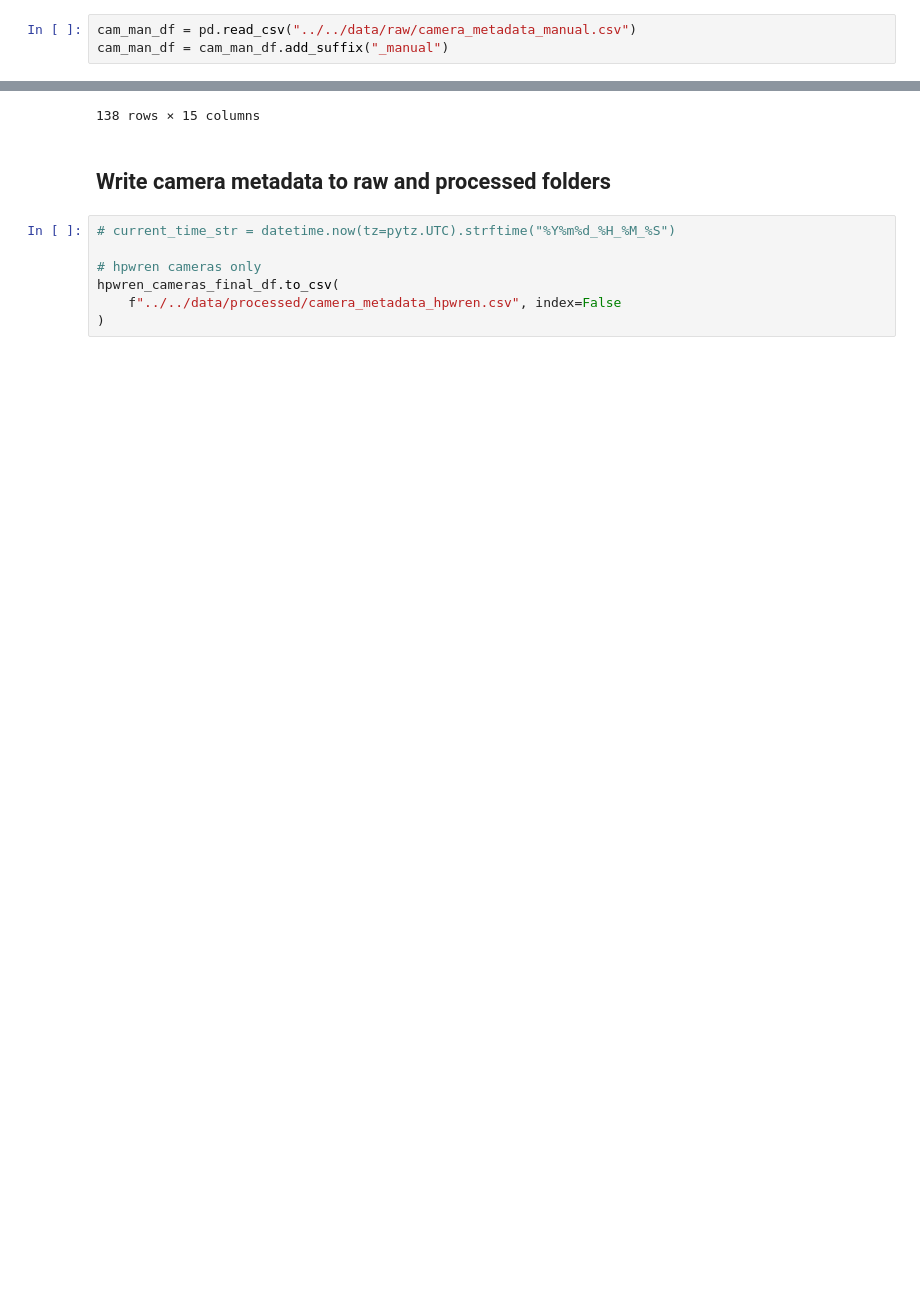
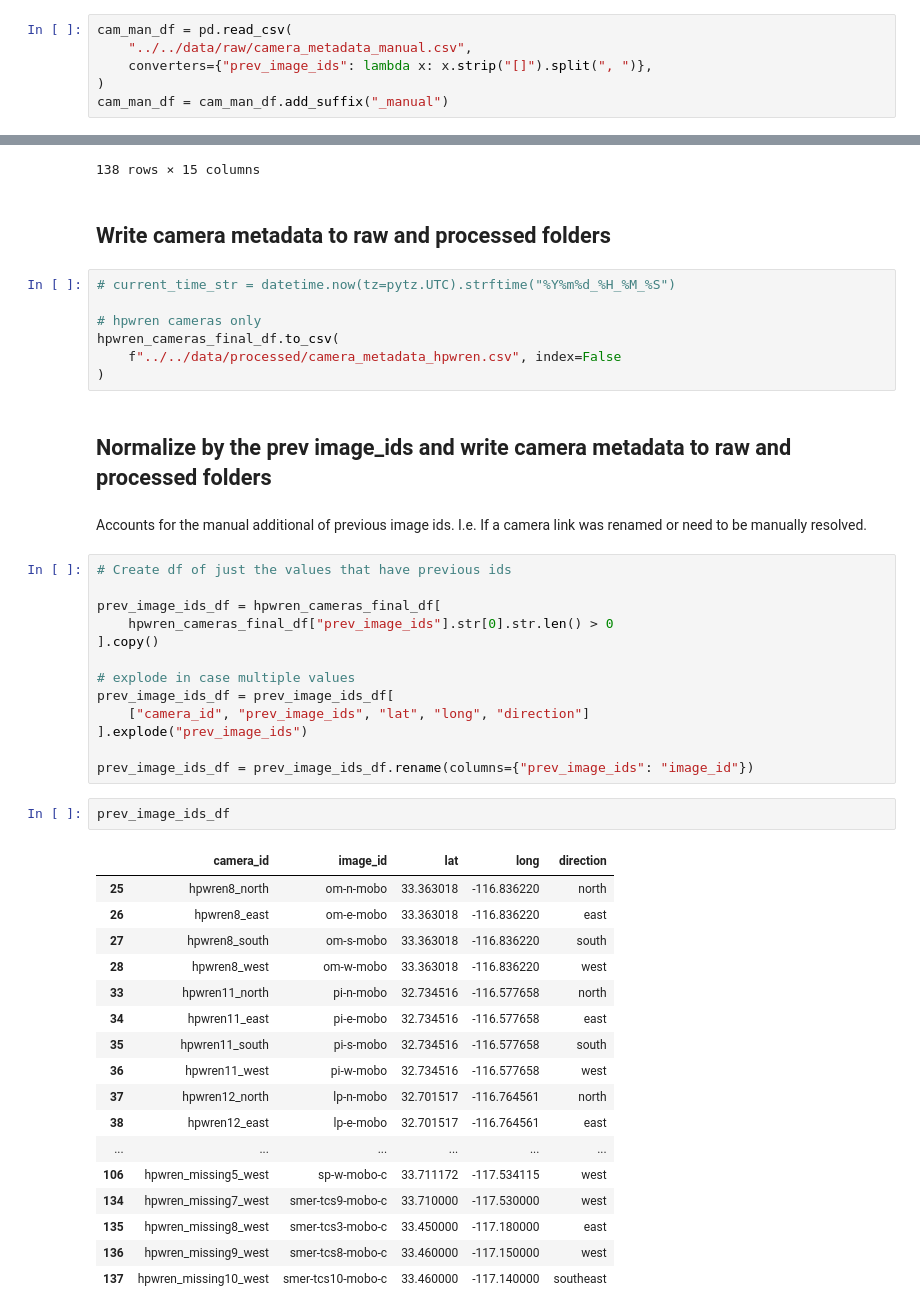
Before and after one commit to shaneluna/smokeynet-engineering, a Jupyter notebook: notebooks/camera_metadata/1_process_camera_metadata.ipynb, the cells around one changed output, grey strips where cells are left out. Saved outputs shown, nothing was run; the diff lists cells and outputs as text; blank space fills up the shorter version.

Commit message:
Added section to process and save camera id to image id mapping.

```diff
--- a/notebooks/camera_metadata/1_process_camera_metadata.ipynb
+++ b/notebooks/camera_metadata/1_process_camera_metadata.ipynb
@@ -154,7 +157,10 @@ hpwren_cameras_df.head()
 - If manual data missing camera_name then merge
 - If manual data has camera_name then union
 # %%
-cam_man_df = pd.read_csv("../../data/raw/camera_metadata_manual.csv")
+cam_man_df = pd.read_csv(
+    "../../data/raw/camera_metadata_manual.csv",
+    converters={"prev_image_ids": lambda x: x.strip("[]").split(", ")},
+)
 cam_man_df = cam_man_df.add_suffix("_manual")
 # %%
 cam_man_df.shape
@@ -295,3 +301,40 @@ hpwren_cameras_final_df
 hpwren_cameras_final_df.to_csv(
     f"../../data/processed/camera_metadata_hpwren.csv", index=False
 )
+# %% [markdown]
+## Normalize by the prev image_ids and write camera metadata to raw and processed folders
+# %% [markdown]
+Accounts for the manual additional of previous image ids. I.e. If a camera link was renamed or need to be manually resolved.
+# %%
+# Create df of just the values that have previous ids
+
+prev_image_ids_df = hpwren_cameras_final_df[
+    hpwren_cameras_final_df["prev_image_ids"].str[0].str.len() > 0
+].copy()
+
+# explode in case multiple values
+prev_image_ids_df = prev_image_ids_df[
+    ["camera_id", "prev_image_ids", "lat", "long", "direction"]
+].explode("prev_image_ids")
+
+prev_image_ids_df = prev_image_ids_df.rename(columns={"prev_image_ids": "image_id"})
+# %%
+prev_image_ids_df
+# %% [output]
+|  | camera_id | image_id | lat | long | direction |
+| 25 | hpwren8_north | om-n-mobo | 33.363018 | -116.836220 | north |
+| 26 | hpwren8_east | om-e-mobo | 33.363018 | -116.836220 | east |
+| 27 | hpwren8_south | om-s-mobo | 33.363018 | -116.836220 | south |
+| 28 | hpwren8_west | om-w-mobo | 33.363018 | -116.836220 | west |
+| 33 | hpwren11_north | pi-n-mobo | 32.734516 | -116.577658 | north |
+| 34 | hpwren11_east | pi-e-mobo | 32.734516 | -116.577658 | east |
+| 35 | hpwren11_south | pi-s-mobo | 32.734516 | -116.577658 | south |
+| 36 | hpwren11_west | pi-w-mobo | 32.734516 | -116.577658 | west |
+| 37 | hpwren12_north | lp-n-mobo | 32.701517 | -116.764561 | north |
+| 38 | hpwren12_east | lp-e-mobo | 32.701517 | -116.764561 | east |
+| ... | ... | ... | ... | ... | ... |
+| 106 | hpwren_missing5_west | sp-w-mobo-c | 33.711172 | -117.534115 | west |
+| 134 | hpwren_missing7_west | smer-tcs9-mobo-c | 33.710000 | -117.530000 | west |
+| 135 | hpwren_missing8_west | smer-tcs3-mobo-c | 33.450000 | -117.180000 | east |
+| 136 | hpwren_missing9_west | smer-tcs8-mobo-c | 33.460000 | -117.150000 | west |
+| 137 | hpwren_missing10_west | smer-tcs10-mobo-c | 33.460000 | -117.140000 | southeast |
```
Also changed, not shown: parts of 5 cells of this notebook, 2 other files.
